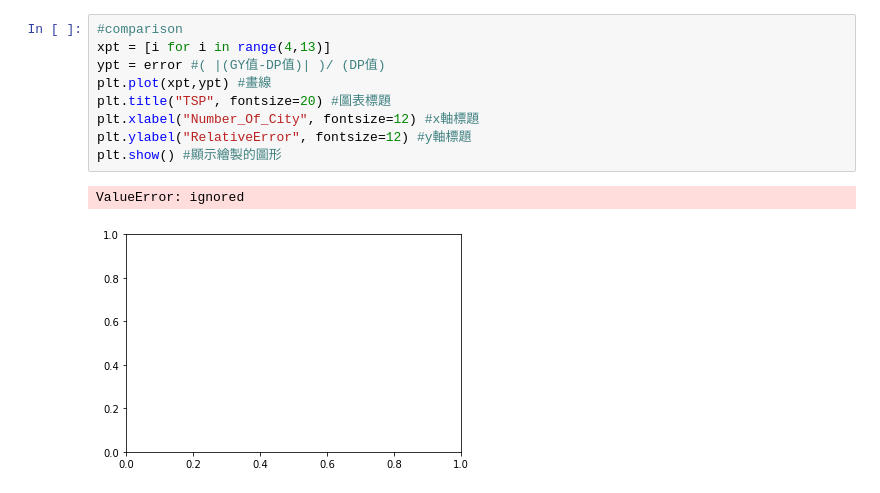
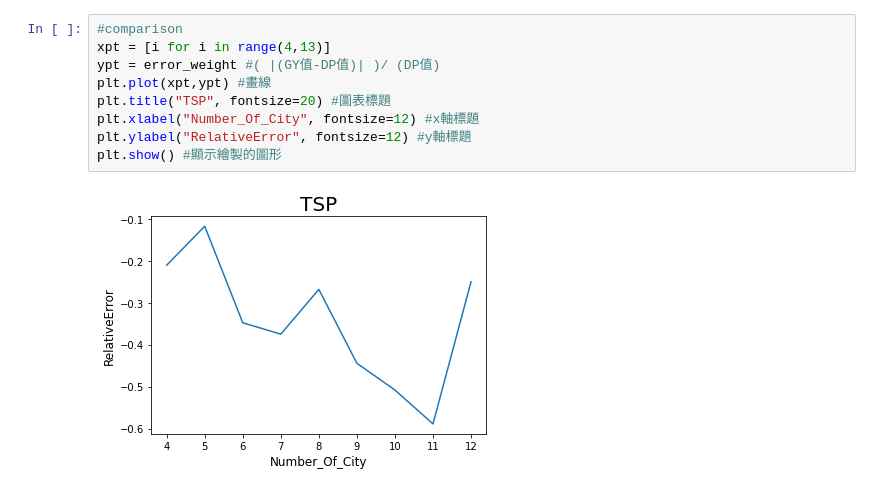
Before and after one commit to yixuannnnn/TSP, a Jupyter notebook: TSP_plot.ipynb, the cells around one changed output. Drawn from its saved outputs; the diff is of its cells as text.

```diff
--- a/TSP_plot.ipynb
+++ b/TSP_plot.ipynb
@@ -155,12 +158,11 @@ SyntaxError: ignored
 # %%
 #comparison
 xpt = [i for i in range(4,13)]
-ypt = error #( |(GY值-DP值)| )/ (DP值)
+ypt = error_weight #( |(GY值-DP值)| )/ (DP值)
 plt.plot(xpt,ypt) #畫線
 plt.title("TSP", fontsize=20) #圖表標題
 plt.xlabel("Number_Of_City", fontsize=12) #x軸標題
 plt.ylabel("RelativeError", fontsize=12) #y軸標題
 plt.show() #顯示繪製的圖形
 # %% [output]
-ValueError: ignored
-[figure, old version]
+[figure, new version]
```
Also changed, not shown: parts of 4 cells of this notebook.
